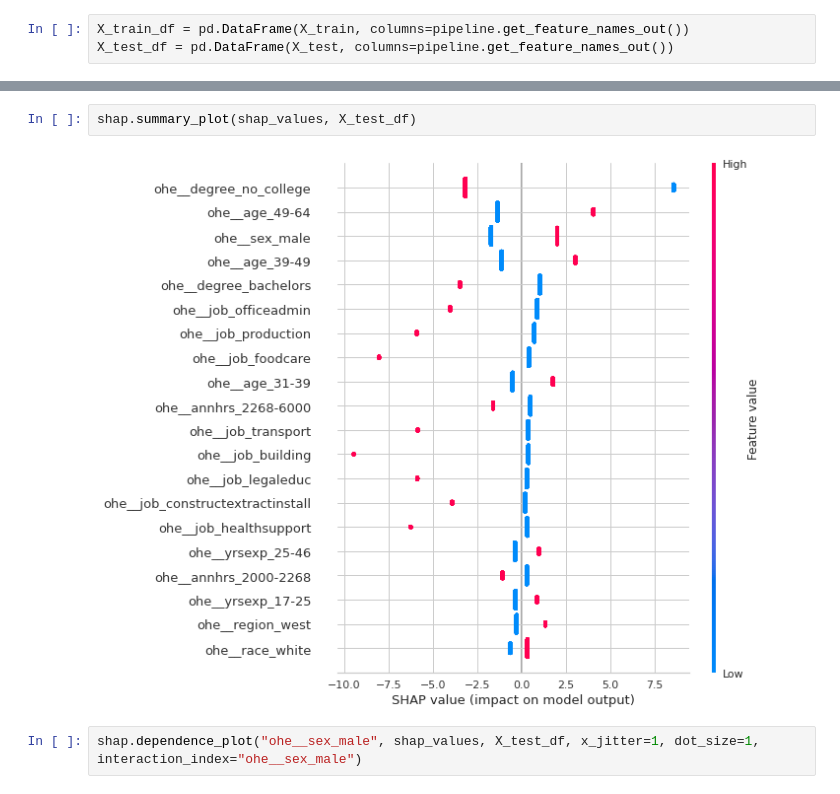
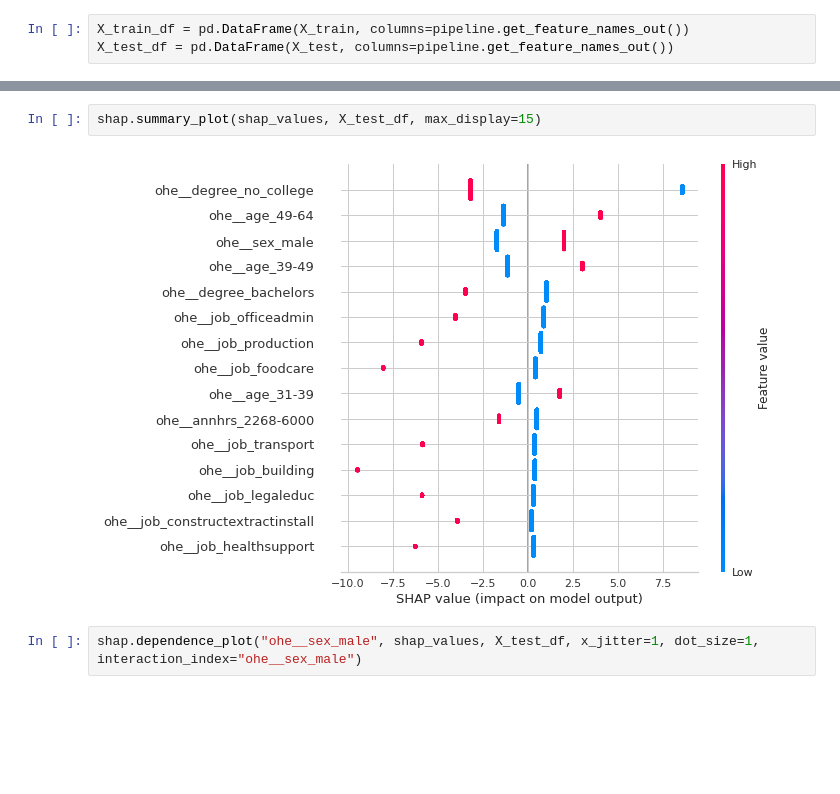
Before and after one commit to jcalvesoliveira/gender-pay-gap, a Jupyter notebook: notebooks/1.0-jo-initial-data-exploration.ipynb, the cells around one changed output, grey strips where cells are left out. Saved outputs shown, nothing was run; the diff lists cells and outputs as text; blank space fills up the shorter version.

```diff
--- a/notebooks/1.0-jo-initial-data-exploration.ipynb
+++ b/notebooks/1.0-jo-initial-data-exploration.ipynb
@@ -392,7 +390,7 @@ shap_values = explainer.shap_values(X_test_df)
 # %%
-shap.summary_plot(shap_values, X_test_df)
+shap.summary_plot(shap_values, X_test_df, max_display=15)
 # %% [output]
-[figure, old version]
+[figure, new version]
 # %%
 shap.dependence_plot("ohe__sex_male", shap_values, X_test_df, x_jitter=1, dot_size=1, interaction_index="ohe__sex_male")
 # %% [output]
```
Also changed, not shown: parts of 15 cells of this notebook.
